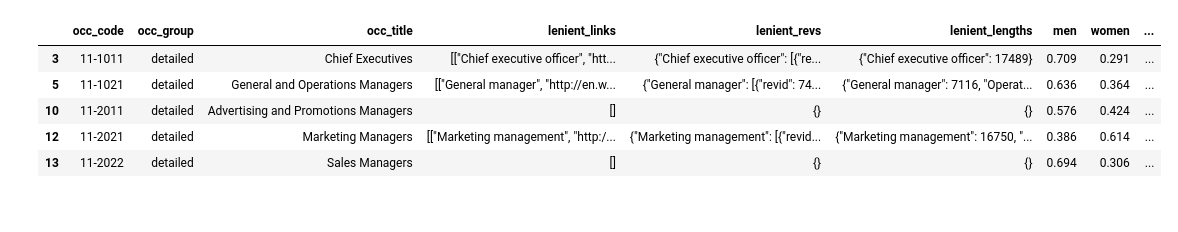
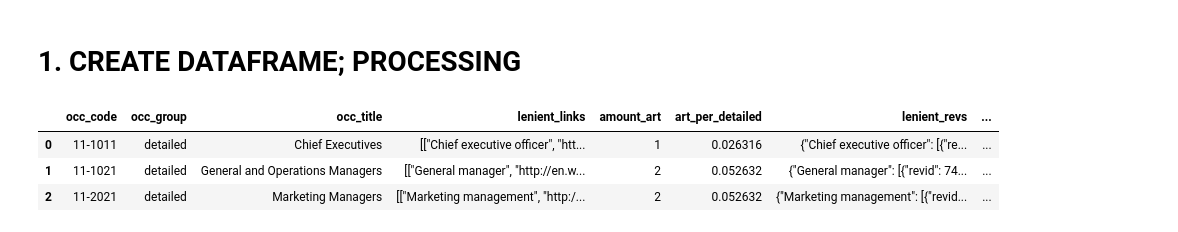
Before and after one commit to digital-scrappy/wikipedia-revisions, a Jupyter notebook: Analysis/DETAILED_gender_race_analysis.ipynb, the cells around one changed output. Saved outputs shown, nothing was run; the diff lists cells and outputs as text; code cells hidden in the pictures.

```diff
--- a/Analysis/DETAILED_gender_race_analysis.ipynb
+++ b/Analysis/DETAILED_gender_race_analysis.ipynb
@@ -16,34 +18,78 @@ from sum_stats import sum_up_attributes
+# %% [markdown]
+# 1. CREATE DATAFRAME; PROCESSING
 # %%
 db_path = data_path / "data_bases" / "all_occupations.db"
 con = sqlite3.connect(db_path)
 
 df_all = pd.read_sql('SELECT occ_code, occ_group, occ_title, lenient_links, lenient_revs, lenient_lengths, women, white, african_american, asian, hispanic  FROM occupations', con)
 df = df_all # make a copy
 
 df = df.loc[df['women'] != "null"] # delete nulls
 
 # fix parsing as float and rounding
 for col in ["women", "white", "african_american", "asian", "hispanic"]:
     df[col] = df[col].astype(float)
     df[col] = df[col].apply(lambda x: round(x, 3))
 
 # add a column for non-hispanic white people
 if "non_hispanic_white" not in df:
     df.insert(8, "non_hispanic_white", df["white"].subtract(df["hispanic"]))
 
 # Naive assumption that 1-women == men
 if "men" not in df:
     df.insert(6, "men", (df["women"] - 1).abs())
 
 df_detailed = df # make copy
 df_detailed = df_detailed.loc[df['occ_group'] == "detailed"] # has 453 rows (out of 831; so approx 55% of all detailed occs)
 
 df_detailed = df_detailed.dropna() # after removing NaNs has 285 rows (so approx. 34.3% of all detailed)
-df_detailed.head()
+
+articles_per_detailed = amount_detailed(df_all, df_detailed)
+unique_auths, page_lengths, number_articles = avg_unique_auth_page_lengths(df_detailed)
+
+if "art_per_detailed" not in df_detailed:
+    df_detailed.insert(4, "art_per_detailed", articles_per_detailed)
+
+if "avg_unique_auths" not in df_detailed:
+    df_detailed.insert(6, "avg_unique_auths", unique_auths)
+
+if "avg_art_lengths" not in df_detailed:
+    df_detailed.insert(8, "avg_art_lengths", page_lengths)
+
+if "amount_art" not in df_detailed:
+    df_detailed.insert(4, "amount_art", number_articles)
+
+df_detailed = df_detailed.loc[df_detailed['lenient_links'] != "[]"] # after this, only about 100 observations
+
+df_merged = get_detailed_education(read_education_data(), df_detailed)
+
+
+df_education = df_merged[['Less than high school diploma', 'High school diploma or equivalent', "Some college, no degree",
+                            "Associate's degree", "Bachelor's degree", "Master's degree", "Doctoral or professional degree"]]
+
+if "education_slope" not in df_detailed:
+    slopes = []
+    nums = [i for i in range(1, 8)]
+    for lst in df_education.values.tolist():
+        slope, intercept, r_value, p_value, std_err = stats.linregress(nums, lst)
+        slopes.append(slope)
+    df_detailed['education_slope'] = slopes
+
+
+if "A_MEAN" not in df_detailed:
+    m_df = get_detailed_median_annual(read_m2021())
+    df_detailed = df_detailed.set_index('occ_code').join(m_df.set_index('OCC_CODE'))
+    df_detailed.reset_index(inplace=True) # make sure occ_code is a column and not the index
+
+df_detailed = df_detailed.loc[df_detailed['A_MEAN'] != "*"] # can also interpolate (one observations)
+
+df_detailed["A_MEAN"] = pd.to_numeric(df_detailed["A_MEAN"])
+df_detailed["A_MEDIAN"] = pd.to_numeric(df_detailed["A_MEDIAN"])
+df_detailed["education_slope"] = pd.to_numeric(df_detailed["education_slope"])
+
+df_detailed.head(3)
 # %% [output]
-|  | occ_code | occ_group | occ_title | lenient_links | lenient_revs | lenient_lengths | men | women | ... |
-| 3 | 11-1011 | detailed | Chief Executives | [["Chief executive officer", "htt... | {"Chief executive officer": [{"re... | {"Chief executive officer": 17489} | 0.709 | 0.291 | ... |
-| 5 | 11-1021 | detailed | General and Operations Managers | [["General manager", "http://en.w... | {"General manager": [{"revid": 74... | {"General manager": 7116, "Operat... | 0.636 | 0.364 | ... |
-| 10 | 11-2011 | detailed | Advertising and Promotions Managers | [] | {} | {} | 0.576 | 0.424 | ... |
-| 12 | 11-2021 | detailed | Marketing Managers | [["Marketing management", "http:/... | {"Marketing management": [{"revid... | {"Marketing management": 16750, "... | 0.386 | 0.614 | ... |
-| 13 | 11-2022 | detailed | Sales Managers | [] | {} | {} | 0.694 | 0.306 | ... |
+|  | occ_code | occ_group | occ_title | lenient_links | amount_art | art_per_detailed | lenient_revs | ... |
+| 0 | 11-1011 | detailed | Chief Executives | [["Chief executive officer", "htt... | 1 | 0.026316 | {"Chief executive officer": [{"re... | ... |
+| 1 | 11-1021 | detailed | General and Operations Managers | [["General manager", "http://en.w... | 2 | 0.052632 | {"General manager": [{"revid": 74... | ... |
+| 2 | 11-2021 | detailed | Marketing Managers | [["Marketing management", "http:/... | 2 | 0.052632 | {"Marketing management": [{"revid... | ... |
```
Also changed, not shown: parts of 17 cells of this notebook, 3 other files.
